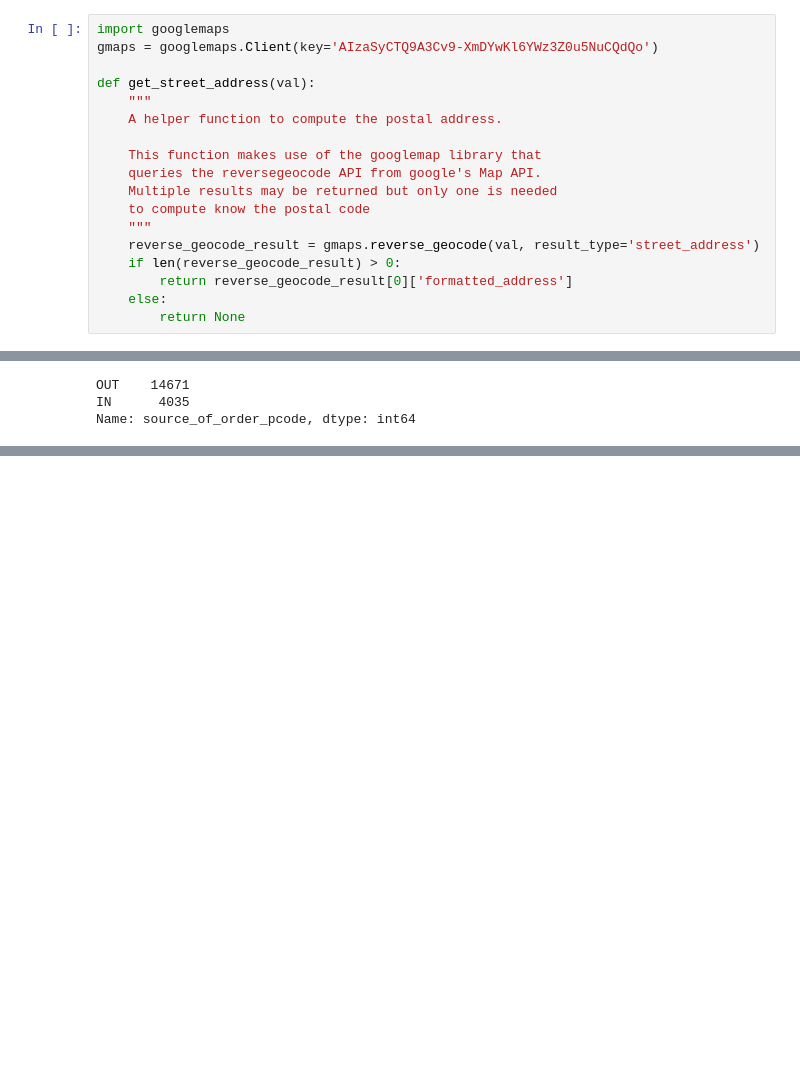
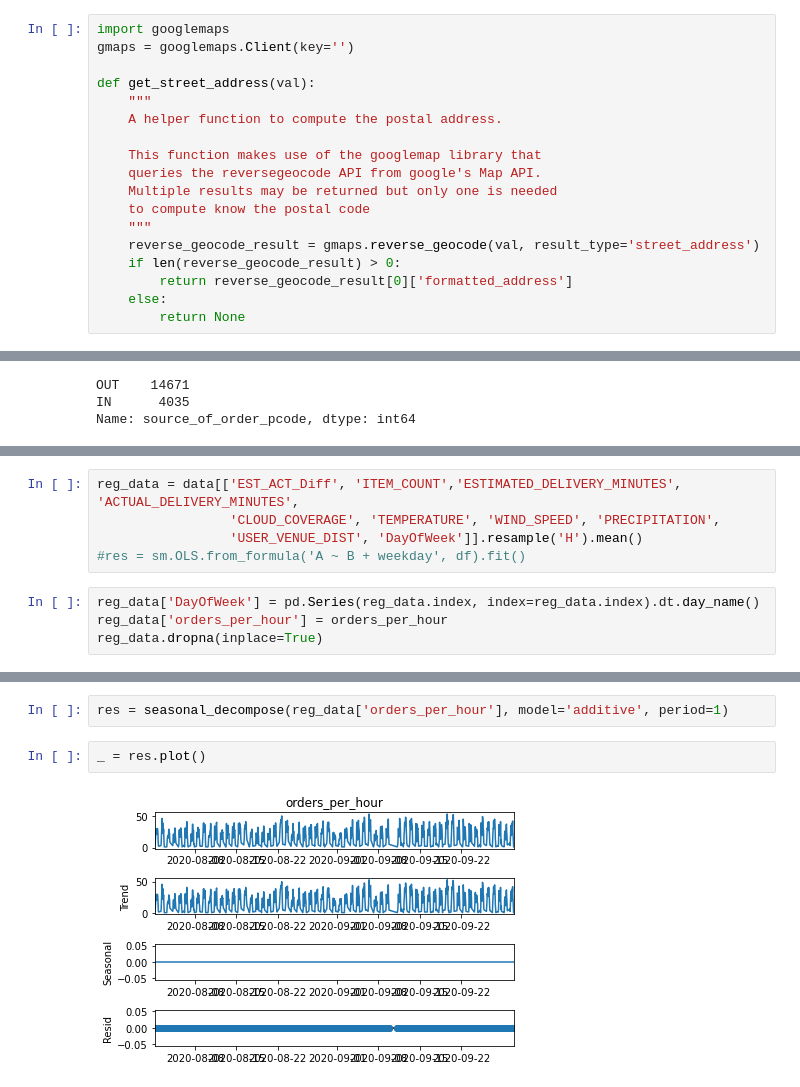
Before and after one commit to dmuiruri/woltorders, a Jupyter notebook: WoltProject.ipynb, the cells around one changed output, grey strips where cells are left out. Cells and saved outputs as stored; diff of their text form; blank space fills up the shorter version.

```diff
--- a/WoltProject.ipynb
+++ b/WoltProject.ipynb
@@ -401,7 +403,7 @@ for i, d in enumerate([c2105_df_si_bd, c3032_df_si_bd, c3060_df_si_bd]):
 ## Classification
 # %%
 import googlemaps
-gmaps = googlemaps.Client(key='AIzaSyCTQ9A3Cv9-XmDYwKl6YWz3Z0u5NuCQdQo')
+gmaps = googlemaps.Client(key='')
 
 def get_street_address(val):
     """
@@ -663,0 +650,9 @@ Name: source_of_order_pcode, dtype: int64
+# %%
+reg_data = data[['EST_ACT_Diff', 'ITEM_COUNT','ESTIMATED_DELIVERY_MINUTES', 'ACTUAL_DELIVERY_MINUTES',
+                 'CLOUD_COVERAGE', 'TEMPERATURE', 'WIND_SPEED', 'PRECIPITATION',
+                 'USER_VENUE_DIST', 'DayOfWeek']].resample('H').mean()
+#res = sm.OLS.from_formula('A ~ B + weekday', df).fit()
+# %%
+reg_data['DayOfWeek'] = pd.Series(reg_data.index, index=reg_data.index).dt.day_name()
+reg_data['orders_per_hour'] = orders_per_hour
+reg_data.dropna(inplace=True)
@@ -663,0 +703,6 @@ Name: source_of_order_pcode, dtype: int64
+# %%
+res = seasonal_decompose(reg_data['orders_per_hour'], model='additive', period=1)
+# %%
+_ = res.plot()
+# %% [output]
+[figure, added]
```
Also changed, not shown: parts of 13 cells of this notebook, 2 other files.
